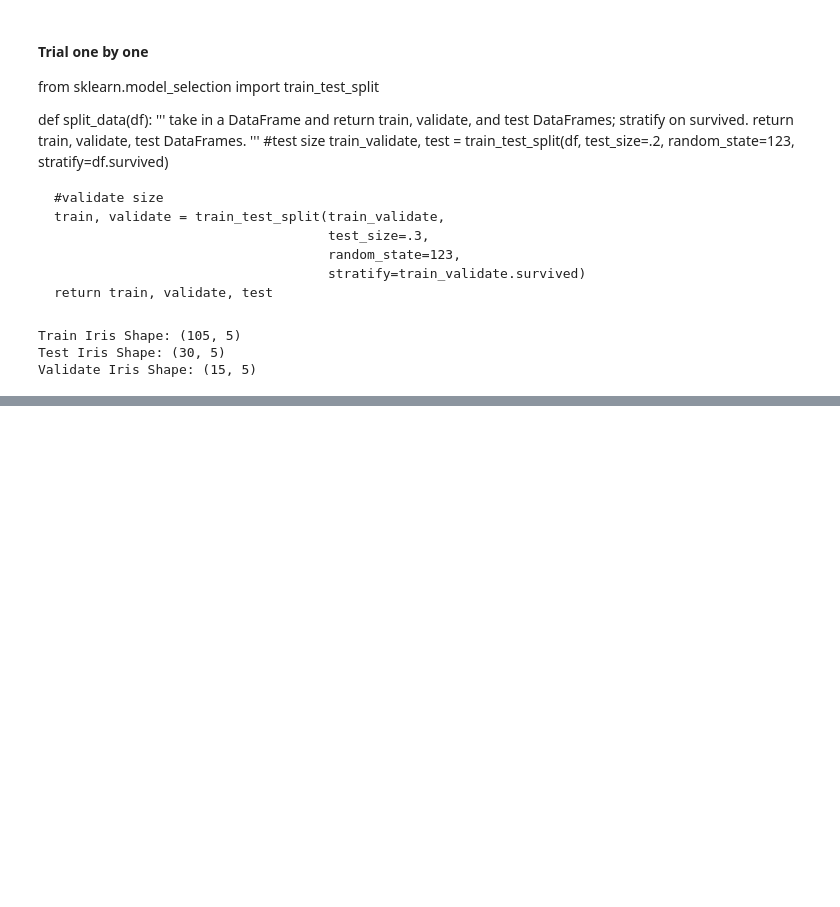
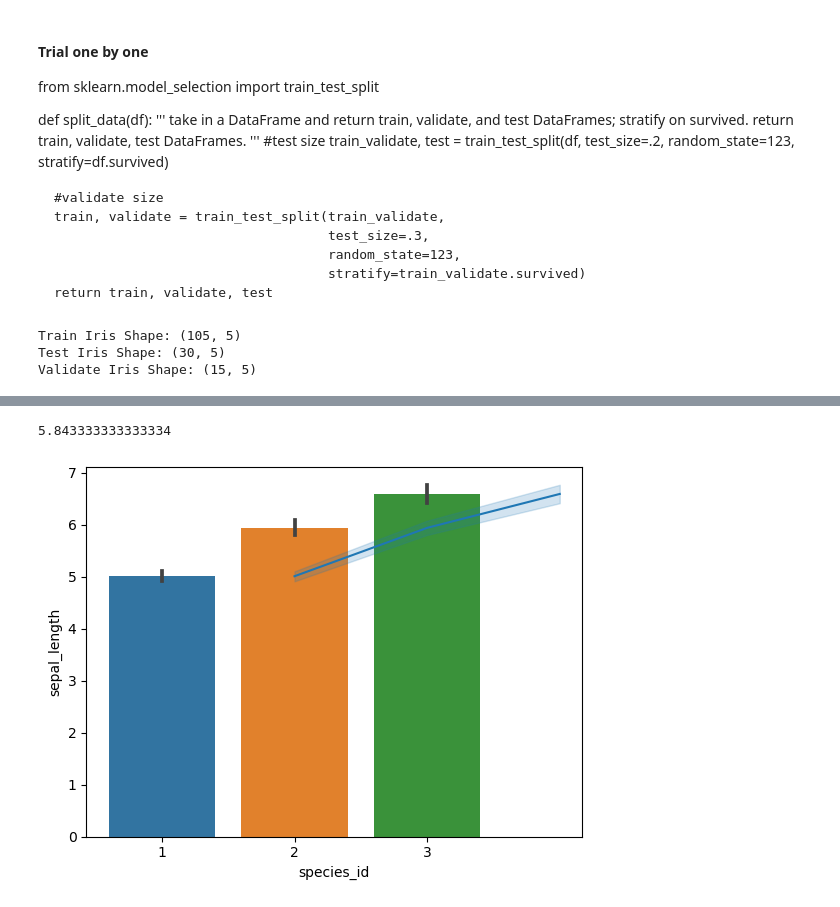
Before and after one commit to AaronFischer99/classification-exercises, a Jupyter notebook: classification_exercises.ipynb, the cells around one changed output, grey strips where cells are left out. Cells and saved outputs as stored; diff of their text form; code cells hidden in the pictures; blank space fills up the shorter version.

```diff
--- a/classification_exercises.ipynb
+++ b/classification_exercises.ipynb
@@ -287,0 +386,9 @@ Validate Iris Shape: (15, 5)
+# %%
+iris.sepal_length.mean()
+# %% [output]
+5.843333333333334
+# %%
+sns.barplot(iris, x='species_id', y='sepal_length')
+sns.lineplot(iris,x='species_id', y='sepal_length');
+# %% [output]
+[figure, added]
```
Also changed, not shown: parts of 52 cells of this notebook.
